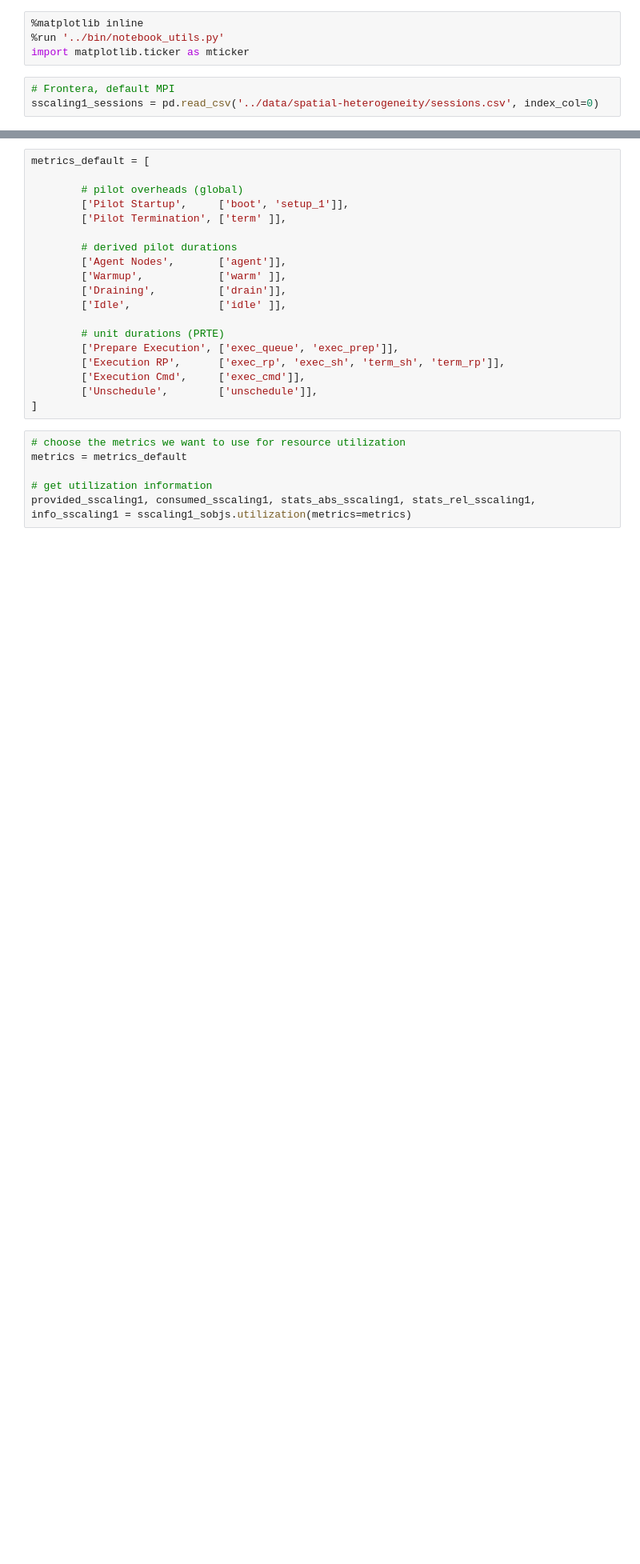
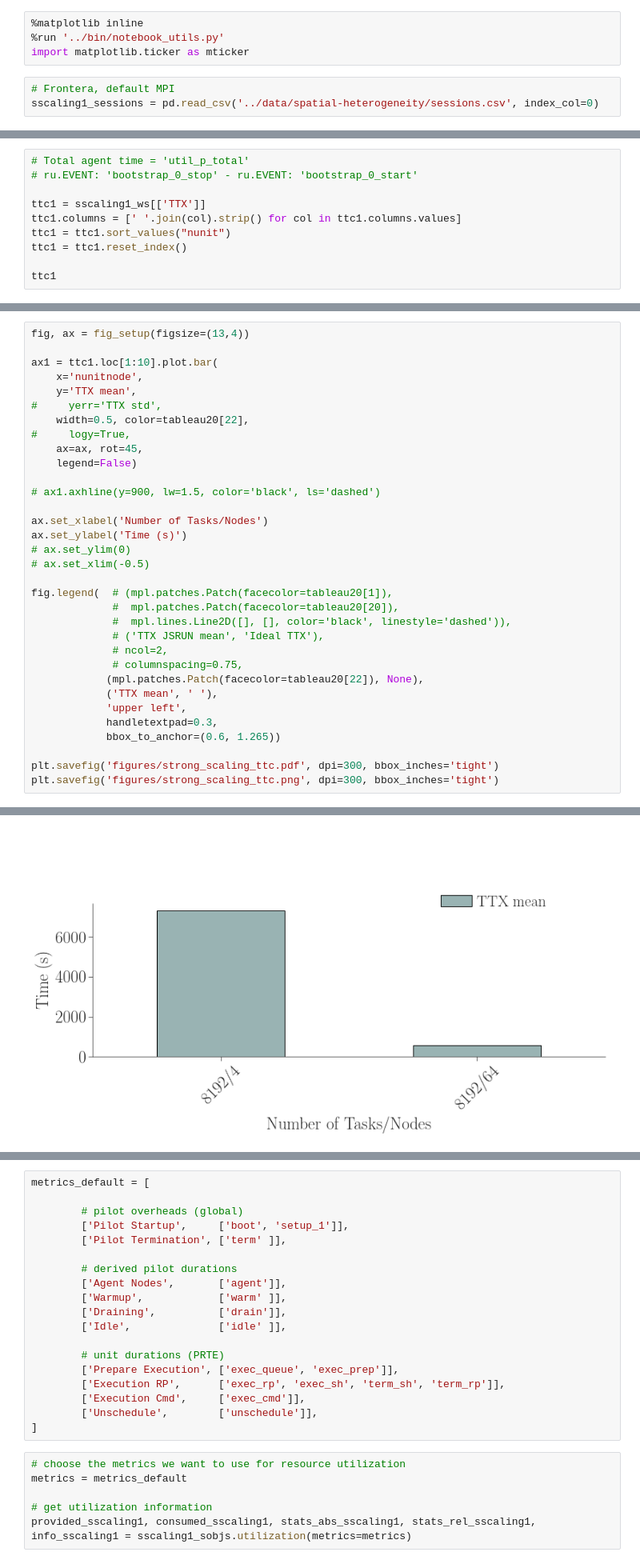
Before and after one commit to radical-experiments/rp.paper, a Jupyter notebook: analysis/spatial_heterogeneity/sscaling-ru.ipynb, the cells around one changed output, grey strips where cells are left out. Shown: that part at 80% size. Cells and saved outputs as stored; diff of their text form; blank space fills up the shorter version.

```diff
--- a/analysis/spatial_heterogeneity/sscaling-ru.ipynb
+++ b/analysis/spatial_heterogeneity/sscaling-ru.ipynb
@@ -11,0 +84,10 @@ Strong scaling 1: Total number of successful runs: 1
+# %%
+# Total agent time = 'util_p_total'
+# ru.EVENT: 'bootstrap_0_stop' - ru.EVENT: 'bootstrap_0_start'
+
+ttc1 = sscaling1_ws[['TTX']]
+ttc1.columns = [' '.join(col).strip() for col in ttc1.columns.values]
+ttc1 = ttc1.sort_values("nunit")
+ttc1 = ttc1.reset_index()
+
+ttc1
@@ -11,0 +99,34 @@ Strong scaling 1: Total number of successful runs: 1
+# %%
+fig, ax = fig_setup(figsize=(13,4))
+
+ax1 = ttc1.loc[1:10].plot.bar(
+    x='nunitnode',
+    y='TTX mean',
+#     yerr='TTX std',
+    width=0.5, color=tableau20[22],
+#     logy=True,
+    ax=ax, rot=45,
+    legend=False)
+
+# ax1.axhline(y=900, lw=1.5, color='black', ls='dashed')
+
+ax.set_xlabel('Number of Tasks/Nodes')
+ax.set_ylabel('Time (s)')
+# ax.set_ylim(0)
+# ax.set_xlim(-0.5)
+
+fig.legend(  # (mpl.patches.Patch(facecolor=tableau20[1]),
+             #  mpl.patches.Patch(facecolor=tableau20[20]),
+             #  mpl.lines.Line2D([], [], color='black', linestyle='dashed')),
+             # ('TTX JSRUN mean', 'Ideal TTX'),
+             # ncol=2,
+             # columnspacing=0.75,
+            (mpl.patches.Patch(facecolor=tableau20[22]), None),
+            ('TTX mean', ' '),
+            'upper left',
+            handletextpad=0.3,
+            bbox_to_anchor=(0.6, 1.265))
+
+plt.savefig('figures/strong_scaling_ttc.pdf', dpi=300, bbox_inches='tight')
+plt.savefig('figures/strong_scaling_ttc.png', dpi=300, bbox_inches='tight')
+# %% [output]
@@ -12,3 +136,4 @@ Strong scaling 1: Total number of successful runs: 1
+[figure, added]
 # %%
 # sessions sscaling1
 # sscaling1_sids = sorted(['../data/spatial-heterogeneity/sscaling1/'+s for s in sscaling1_sessions.drop_duplicates(['nunit']).index.unique().tolist()])
```
Also changed, not shown: parts of 8 cells of this notebook, 4 other files.
